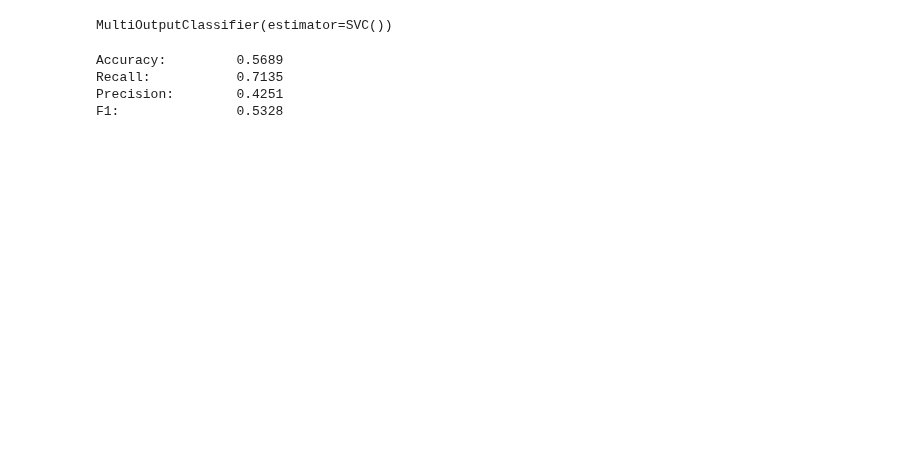
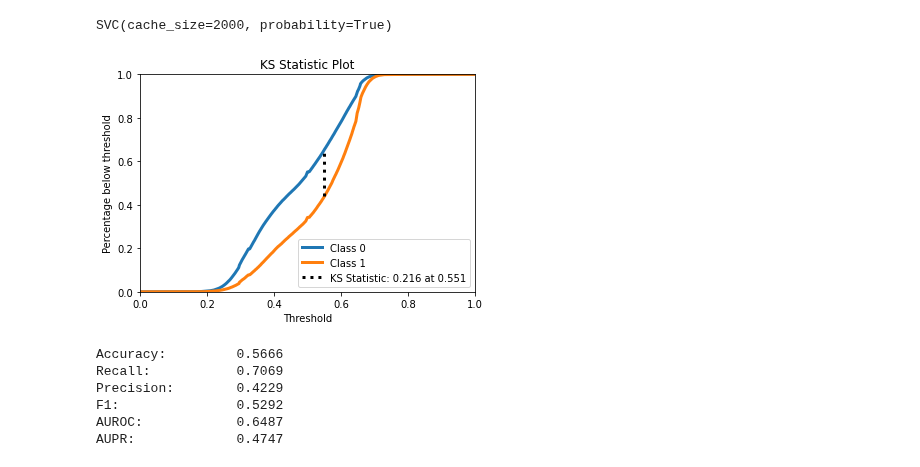
Before and after one commit to rafaelmotaalves/neural-networks, a Jupyter notebook: trn/svm.ipynb, the cells around one changed output. Saved outputs shown, nothing was run; the diff lists cells and outputs as text; code cells hidden in the pictures; blank space fills up the shorter version.

```diff
--- a/trn/svm.ipynb
+++ b/trn/svm.ipynb
@@ -18,14 +15,21 @@ svc = MultiOutputClassifier(SVC())
+# %%
+svc = SVC(kernel='linear', cache_size=4000, probability=True)
 # %%
 svc.fit(x_train, y_train)
 # %% [output]
-MultiOutputClassifier(estimator=SVC())
+SVC(cache_size=2000, probability=True)
 # %%
 y_pred = svc.predict(x_test)
+# %%
+y_pred_proba = svc.predict_proba(x_test)
 # %%
-accuracy, recall, precision, f1 = compute_performance_metrics(y_test, y_pred)
-print_metrics_summary(accuracy, recall, precision, f1)
+accuracy, recall, precision, f1, auroc, aupr = compute_performance_metrics(y_test, y_pred, y_pred_proba)
+print_metrics_summary(accuracy, recall, precision, f1, auroc, aupr)
 # %% [output]
+[figure, added]
-Accuracy:         0.5689
-Recall:           0.7135
-Precision:        0.4251
-F1:               0.5328
+Accuracy:         0.5666
+Recall:           0.7069
+Precision:        0.4229
+F1:               0.5292
+AUROC:            0.6487
+AUPR:             0.4747
```
Also changed, not shown: parts of 4 cells of this notebook.
